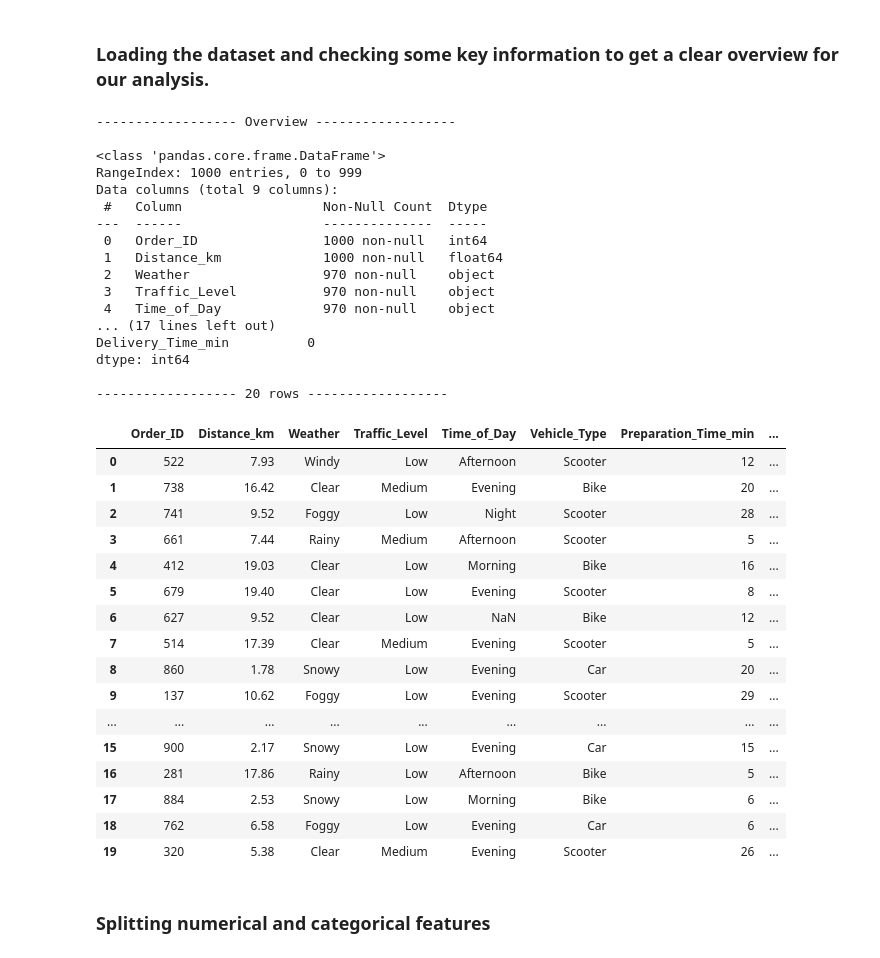
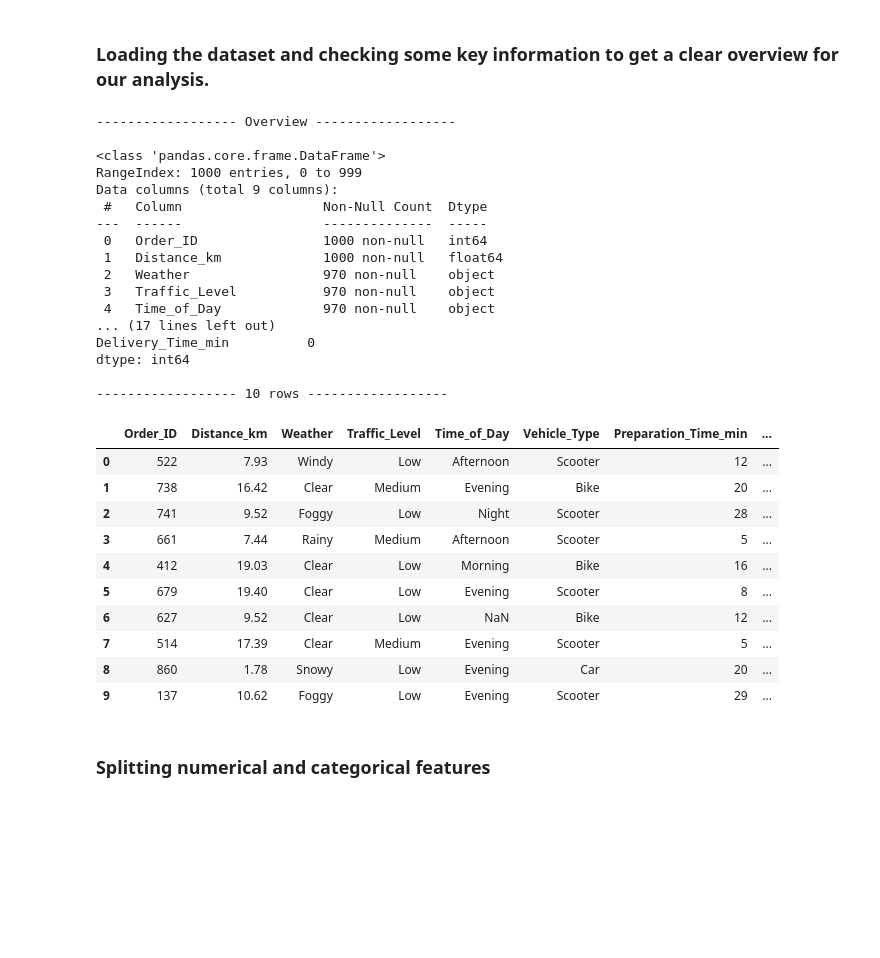
Before and after one commit to PriscillaAlmeida07/food-delivery-time-prediction, a Jupyter notebook: notebooks/ifood_analysis.ipynb, the cells around one changed output. Drawn from its saved outputs; the diff is of its cells as text; code cells hidden in the pictures; blank space fills up the shorter version.

```diff
--- a/notebooks/ifood_analysis.ipynb
+++ b/notebooks/ifood_analysis.ipynb
@@ -39,43 +41,37 @@ print('\n------------------ Missing values ------------------\n')
 print(df_copy.isna().sum())
 
 # Display the first 20 rows of the DataFrame to get a preliminary look at the data.
-print('\n------------------ 20 rows ------------------\n')
-df_copy.head(20)
+print('\n------------------ 10 rows ------------------\n')
+df_copy.head(10)
 # %% [output]
 ------------------ Overview ------------------
 
 <class 'pandas.core.frame.DataFrame'>
 RangeIndex: 1000 entries, 0 to 999
 Data columns (total 9 columns):
  #   Column                  Non-Null Count  Dtype
 ---  ------                  --------------  -----
  0   Order_ID                1000 non-null   int64
  1   Distance_km             1000 non-null   float64
  2   Weather                 970 non-null    object
  3   Traffic_Level           970 non-null    object
  4   Time_of_Day             970 non-null    object
 ... (17 lines left out)
 Delivery_Time_min          0
 dtype: int64
 
------------------- 20 rows ------------------
+------------------ 10 rows ------------------
 |  | Order_ID | Distance_km | Weather | Traffic_Level | Time_of_Day | Vehicle_Type | Preparation_Time_min | ... |
 | 0 | 522 | 7.93 | Windy | Low | Afternoon | Scooter | 12 | ... |
 | 1 | 738 | 16.42 | Clear | Medium | Evening | Bike | 20 | ... |
 | 2 | 741 | 9.52 | Foggy | Low | Night | Scooter | 28 | ... |
 | 3 | 661 | 7.44 | Rainy | Medium | Afternoon | Scooter | 5 | ... |
 | 4 | 412 | 19.03 | Clear | Low | Morning | Bike | 16 | ... |
 | 5 | 679 | 19.40 | Clear | Low | Evening | Scooter | 8 | ... |
 | 6 | 627 | 9.52 | Clear | Low | NaN | Bike | 12 | ... |
 | 7 | 514 | 17.39 | Clear | Medium | Evening | Scooter | 5 | ... |
 | 8 | 860 | 1.78 | Snowy | Low | Evening | Car | 20 | ... |
 | 9 | 137 | 10.62 | Foggy | Low | Evening | Scooter | 29 | ... |
-| ... | ... | ... | ... | ... | ... | ... | ... | ... |
-| 15 | 900 | 2.17 | Snowy | Low | Evening | Car | 15 | ... |
-| 16 | 281 | 17.86 | Rainy | Low | Afternoon | Bike | 5 | ... |
-| 17 | 884 | 2.53 | Snowy | Low | Morning | Bike | 6 | ... |
-| 18 | 762 | 6.58 | Foggy | Low | Evening | Car | 6 | ... |
-| 19 | 320 | 5.38 | Clear | Medium | Evening | Scooter | 26 | ... |
 # %% [markdown]
 ###  Splitting numerical and categorical features
 # %%
```
Also changed, not shown: parts of 16 cells of this notebook.
